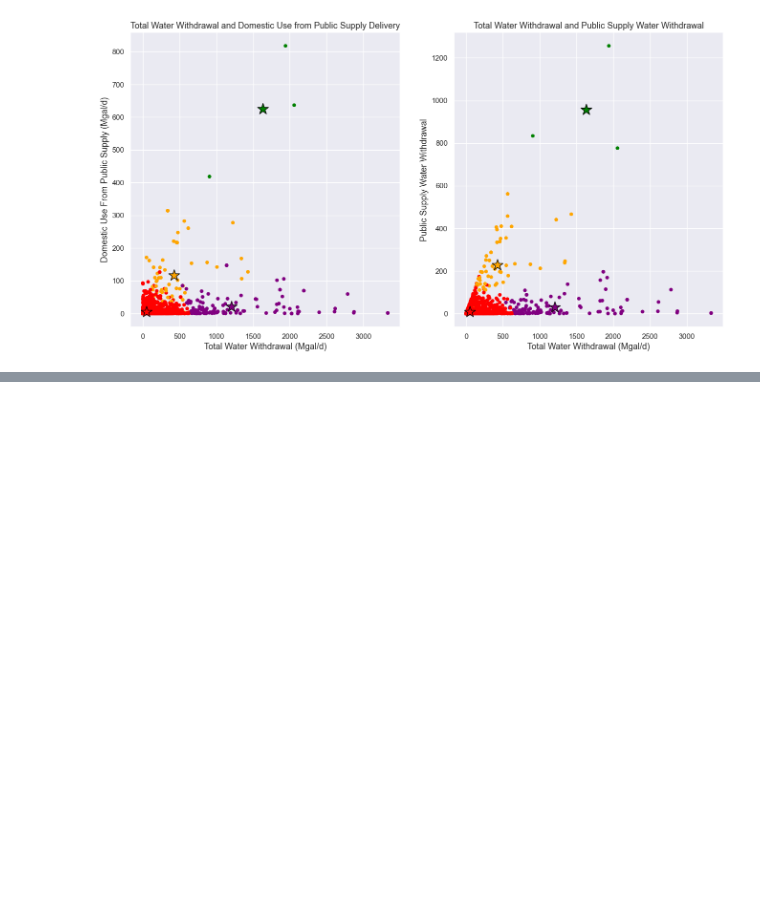
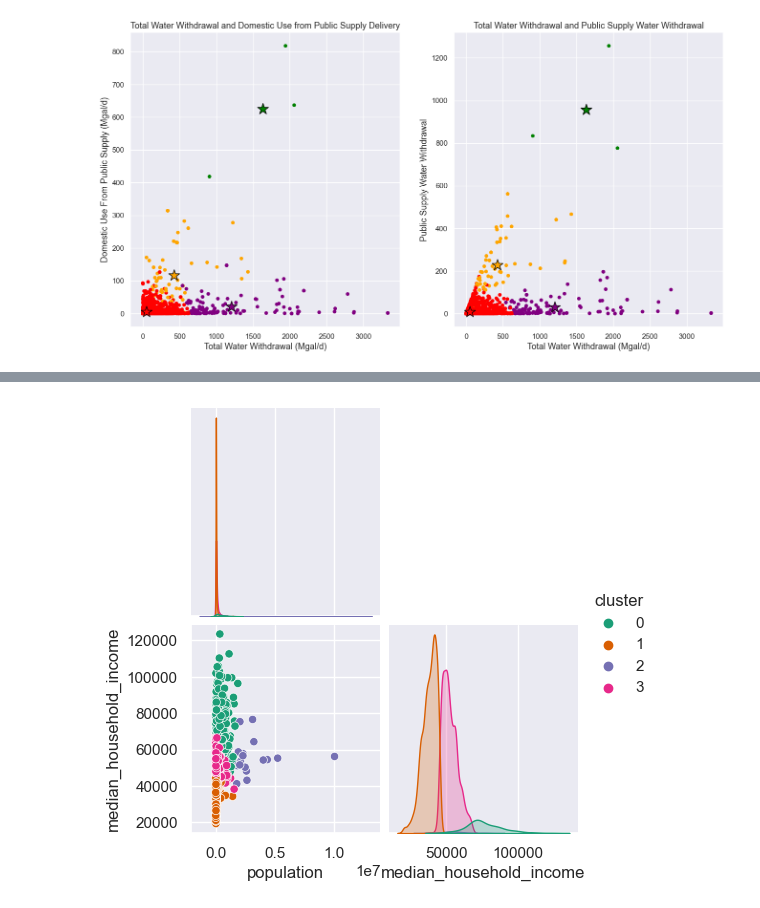
Before and after one commit to farahmalik11/project-5, a Jupyter notebook: 02_KMeans_Clusters_1.ipynb, the cells around one changed output, grey strips where cells are left out. Saved outputs shown, nothing was run; the diff lists cells and outputs as text; code cells hidden in the pictures; blank space fills up the shorter version.

```diff
--- a/02_KMeans_Clusters_1.ipynb
+++ b/02_KMeans_Clusters_1.ipynb
@@ -1376,0 +993,14 @@ df1.head()
+# %%
+km6 = KMeans(n_clusters=4, n_init='auto', random_state=42)
+km6.fit(Z)
+
+df6['cluster'] = km6.labels_
+
+sns.pairplot(data = df6,
+             corner = True,
+             palette = 'Dark2', #viridis
+             x_vars = keep,
+             y_vars = keep,
+             hue = 'cluster');
+# %% [output]
+[figure, added]
```
Also changed, not shown: parts of 76 cells of this notebook, 24 other files.
